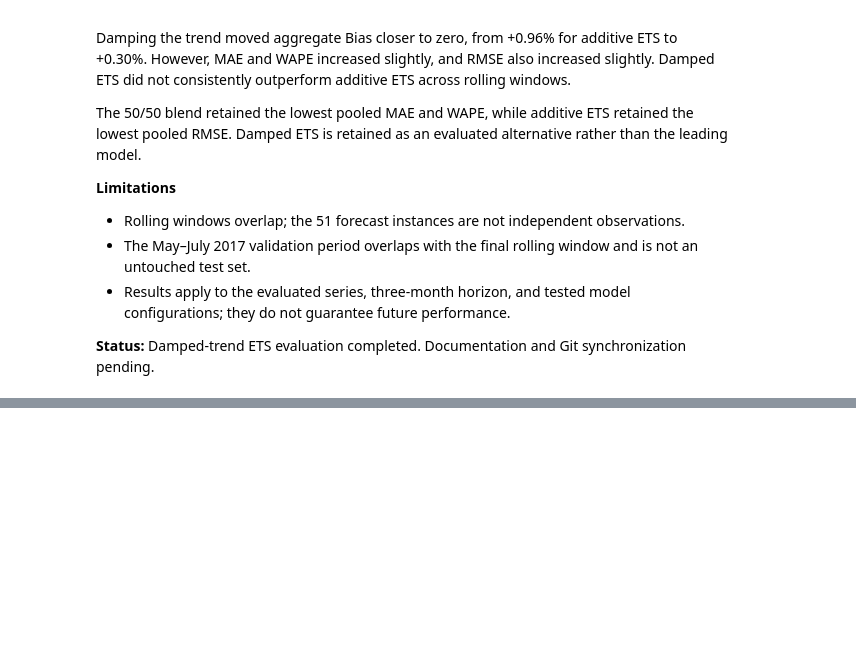
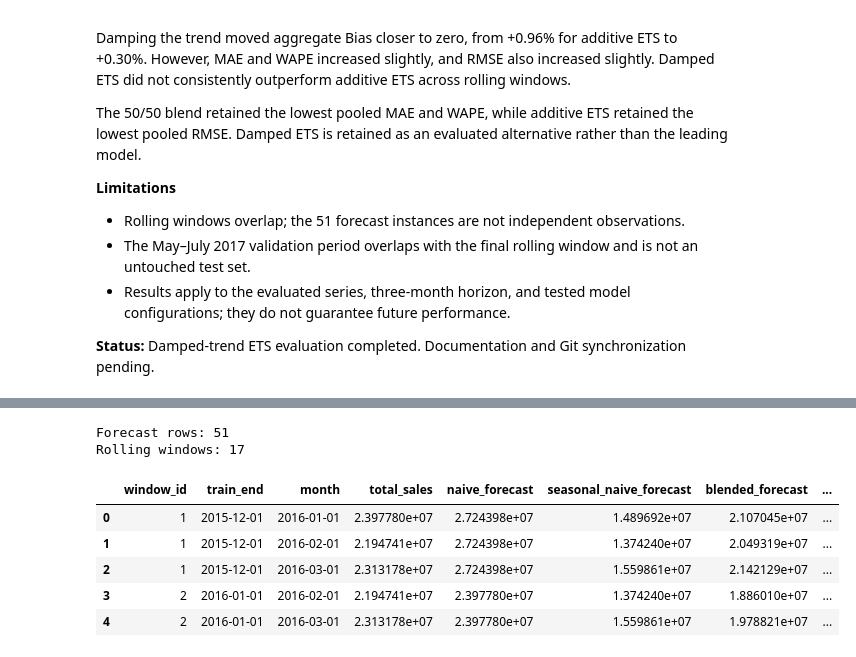
Before and after one commit to Abu-Hozaifa-Retail-Analyst/retail-sales-forecasting, a Jupyter notebook: notebooks/05_forecasting/01_forecasting_and_evaluation.ipynb, the cells around one changed output, grey strips where cells are left out. Drawn from its saved outputs; the diff is of its cells as text; code cells hidden in the pictures; blank space fills up the shorter version.

Commit message:
feat: complete seven-model matched-case forecast evaluation

```diff
--- a/notebooks/05_forecasting/01_forecasting_and_evaluation.ipynb
+++ b/notebooks/05_forecasting/01_forecasting_and_evaluation.ipynb
@@ -3261,0 +3278,49 @@ The 50/50 blend retained the lowest pooled MAE and WAPE, while additive ETS reta
+# %%
+benchmark_columns = [
+    "window_id",
+    "train_end",
+    "month",
+    "total_sales"
+]
+
+benchmark_forecasts_df = (
+    rolling_forecasts_df[
+        benchmark_columns
+        + ["naive_forecast", "seasonal_naive_forecast"]
+    ]
+    .merge(
+        blended_forecasts_df[
+            ["window_id", "month", "blended_forecast"]
+        ],
+        on=["window_id", "month"],
+        validate="one_to_one"
+    )
+    .merge(
+        ets_rolling_forecasts_df[
+            ["window_id", "month", "ets_forecast"]
+        ],
+        on=["window_id", "month"],
+        validate="one_to_one"
+    )
+    .merge(
+        damped_rolling_forecasts_df[
+            ["window_id", "month", "damped_ets_forecast"]
+        ],
+        on=["window_id", "month"],
+        validate="one_to_one"
+    )
+)
+
+print("Forecast rows:", len(benchmark_forecasts_df))
+print("Rolling windows:", benchmark_forecasts_df["window_id"].nunique())
+
+display(benchmark_forecasts_df.head())
+# %% [output]
+Forecast rows: 51
+Rolling windows: 17
+|  | window_id | train_end | month | total_sales | naive_forecast | seasonal_naive_forecast | blended_forecast | ... |
+| 0 | 1 | 2015-12-01 | 2016-01-01 | 2.397780e+07 | 2.724398e+07 | 1.489692e+07 | 2.107045e+07 | ... |
+| 1 | 1 | 2015-12-01 | 2016-02-01 | 2.194741e+07 | 2.724398e+07 | 1.374240e+07 | 2.049319e+07 | ... |
+| 2 | 1 | 2015-12-01 | 2016-03-01 | 2.313178e+07 | 2.724398e+07 | 1.559861e+07 | 2.142129e+07 | ... |
+| 3 | 2 | 2016-01-01 | 2016-02-01 | 2.194741e+07 | 2.397780e+07 | 1.374240e+07 | 1.886010e+07 | ... |
+| 4 | 2 | 2016-01-01 | 2016-03-01 | 2.313178e+07 | 2.397780e+07 | 1.559861e+07 | 1.978821e+07 | ... |
```
Also changed, not shown: parts of 6 cells of this notebook, 5 other files.
